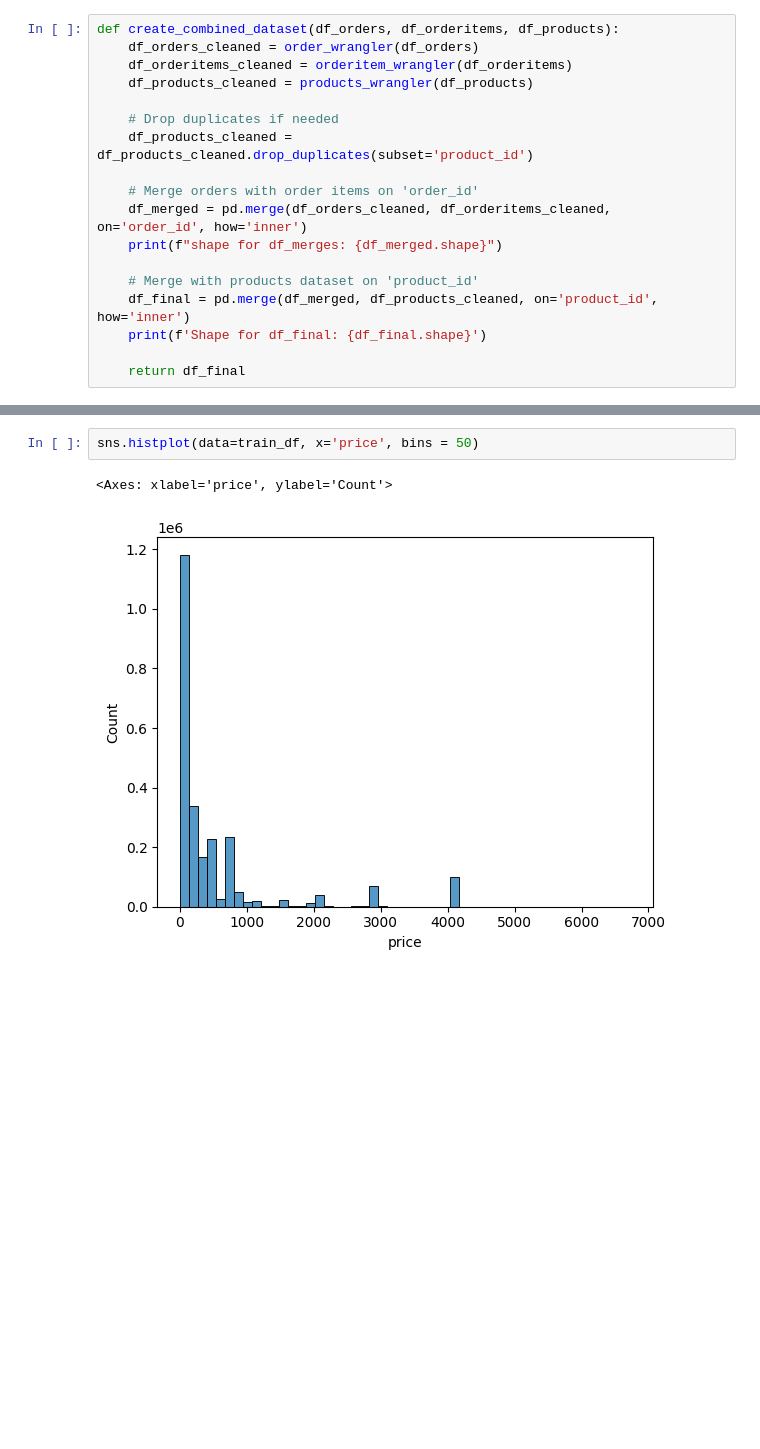
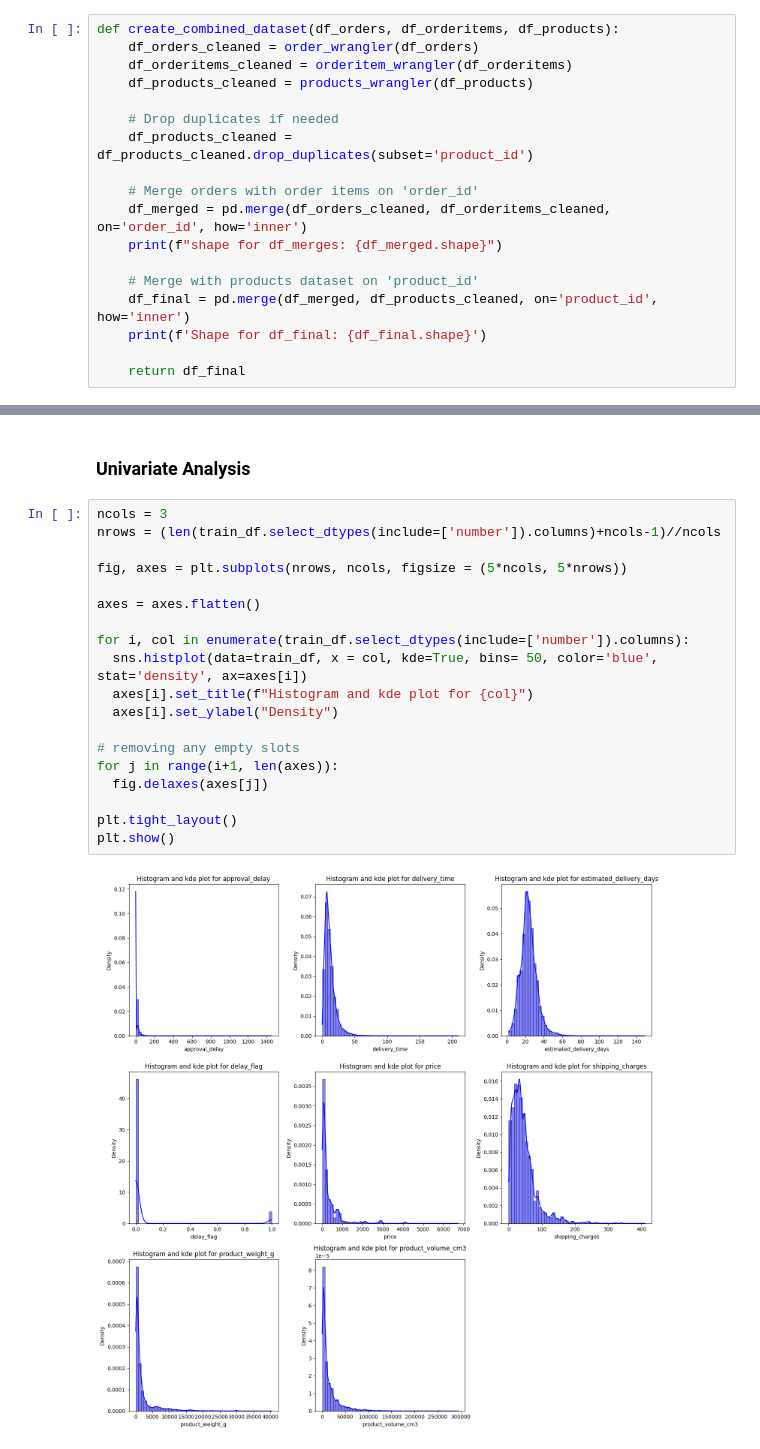
Before and after one commit to OchiengGideon/InternIntelligence_Machine_Learning_Model_Development, a Jupyter notebook: notebook.ipynb, the cells around one changed output, grey strips where cells are left out. Drawn from its saved outputs; the diff is of its cells as text; blank space fills up the shorter version.

```diff
--- a/notebook.ipynb
+++ b/notebook.ipynb
@@ -341,5 +342,23 @@ train_df.sample(5)
-# %%
-sns.histplot(data=train_df, x='price', bins = 50)
-# %% [output]
-<Axes: xlabel='price', ylabel='Count'>
-[figure, removed]
+# %% [markdown]
+### Univariate Analysis
+# %%
+ncols = 3
+nrows = (len(train_df.select_dtypes(include=['number']).columns)+ncols-1)//ncols
+
+fig, axes = plt.subplots(nrows, ncols, figsize = (5*ncols, 5*nrows))
+
+axes = axes.flatten()
+
+for i, col in enumerate(train_df.select_dtypes(include=['number']).columns):
+  sns.histplot(data=train_df, x = col, kde=True, bins= 50, color='blue', stat='density', ax=axes[i])
+  axes[i].set_title(f"Histogram and kde plot for {col}")
+  axes[i].set_ylabel("Density")
+
+# removing any empty slots
+for j in range(i+1, len(axes)):
+  fig.delaxes(axes[j])
+
+plt.tight_layout()
+plt.show()
+# %% [output]
+[figure, added]
```
Also changed, not shown: parts of 6 cells of this notebook.
